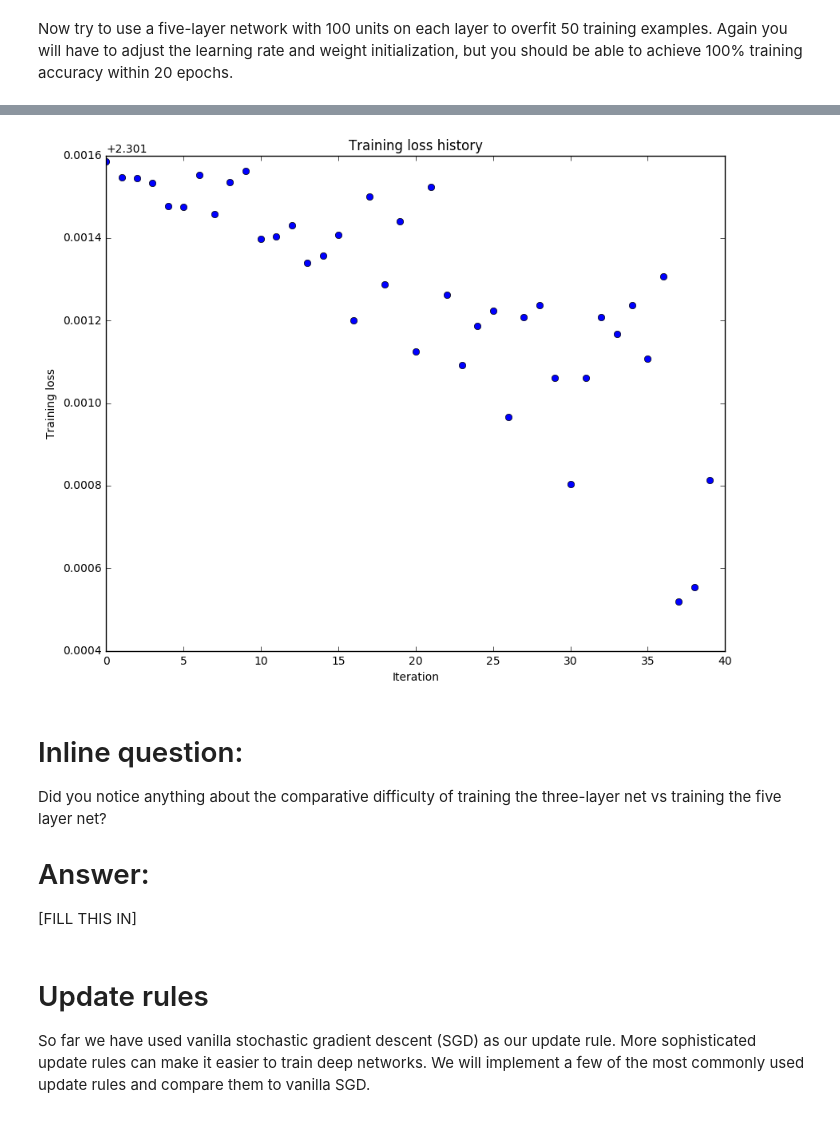
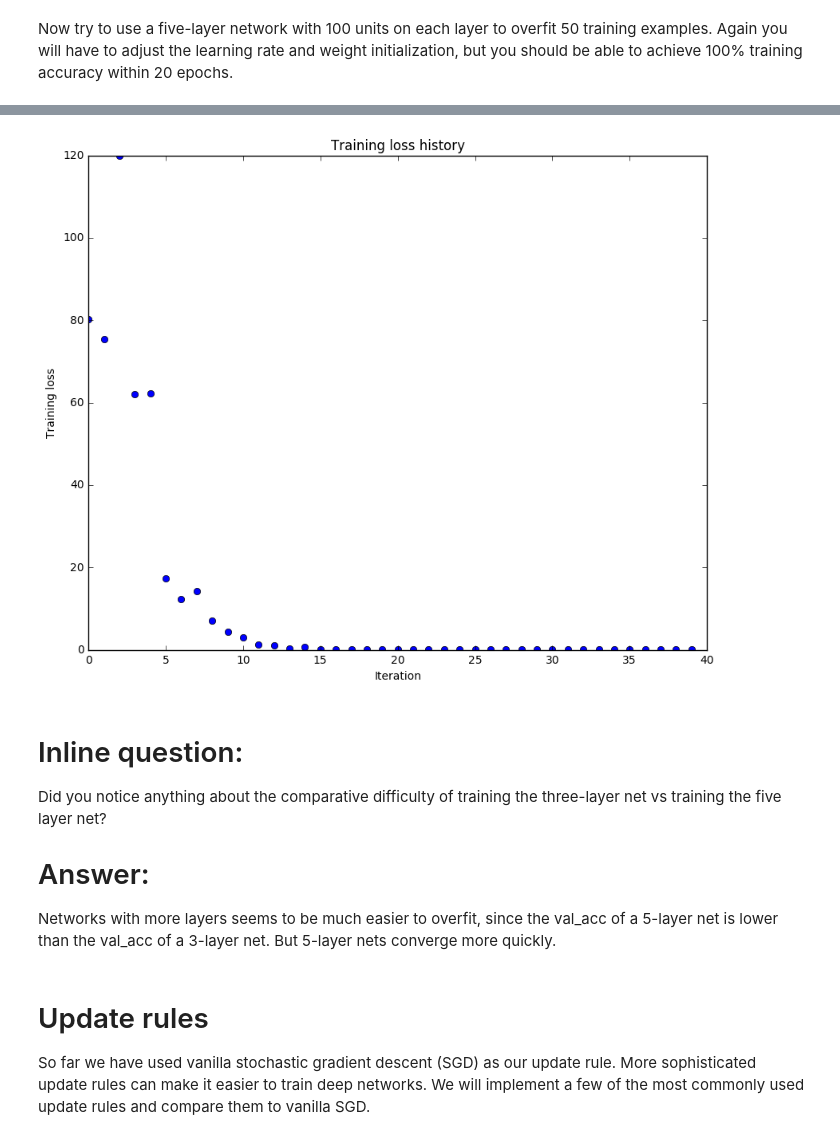
Before and after one commit to mrxy56/CS231n, a Jupyter notebook: assignment2/FullyConnectedNets.ipynb, the cells around one changed output, grey strips where cells are left out. Saved outputs shown, nothing was run; the diff lists cells and outputs as text; code cells hidden in the pictures.

```diff
--- a/assignment2/FullyConnectedNets.ipynb
+++ b/assignment2/FullyConnectedNets.ipynb
@@ -534,7 +534,7 @@ small_data = {
 }
 
 learning_rate = 1e-3
-weight_scale = 1e-5
+weight_scale = 1e-1
 model = FullyConnectedNet([100, 100, 100, 100],
                 weight_scale=weight_scale, dtype=np.float64)
 solver = Solver(model, small_data,
@@ -572,10 +572,10 @@ plt.show()
-[figure, old version]
+[figure, new version]
 # %% [markdown]
 # Inline question:
 Did you notice anything about the comparative difficulty of training the three-layer net vs training the five layer net?
 
 # Answer:
-[FILL THIS IN]
+Networks with more layers seems to be much easier to overfit, since the val_acc of a 5-layer net is lower than the val_acc of a 3-layer net. But 5-layer nets converge more quickly.
 # %% [markdown]
 # Update rules
 So far we have used vanilla stochastic gradient descent (SGD) as our update rule. More sophisticated update rules can make it easier to train deep networks. We will implement a few of the most commonly used update rules and compare them to vanilla SGD.
```
Also changed, not shown: parts of 10 cells of this notebook.
